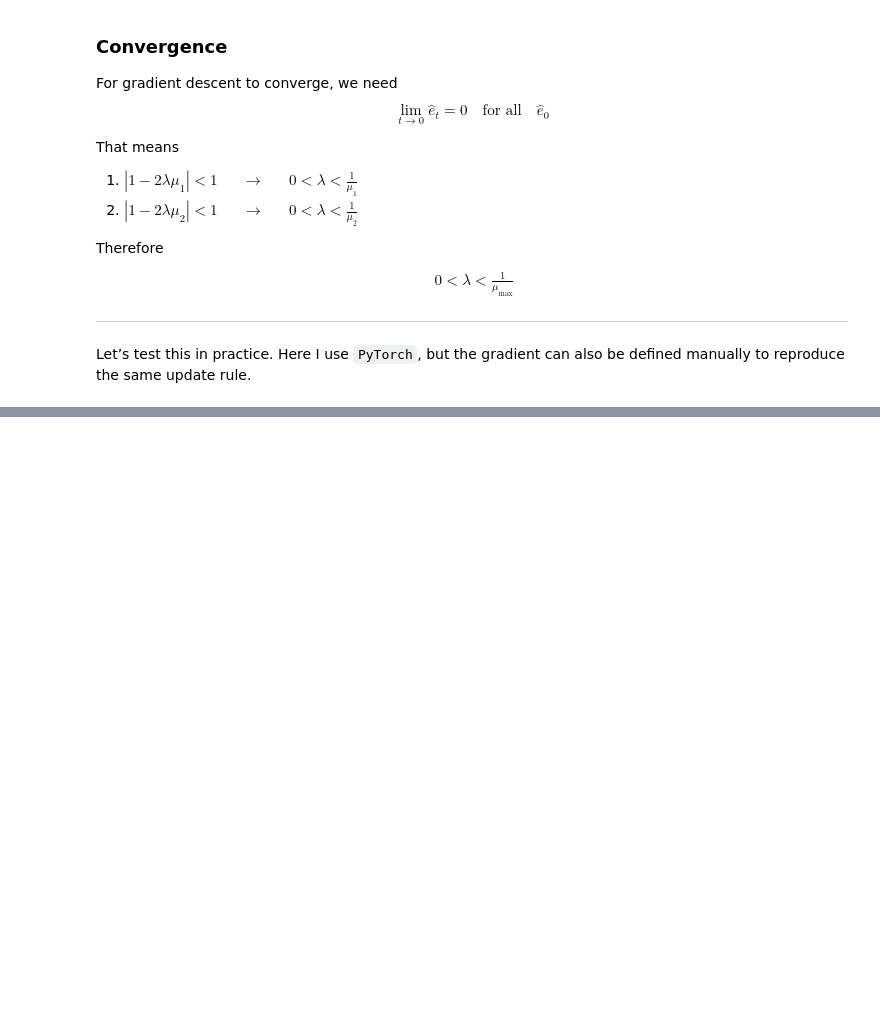
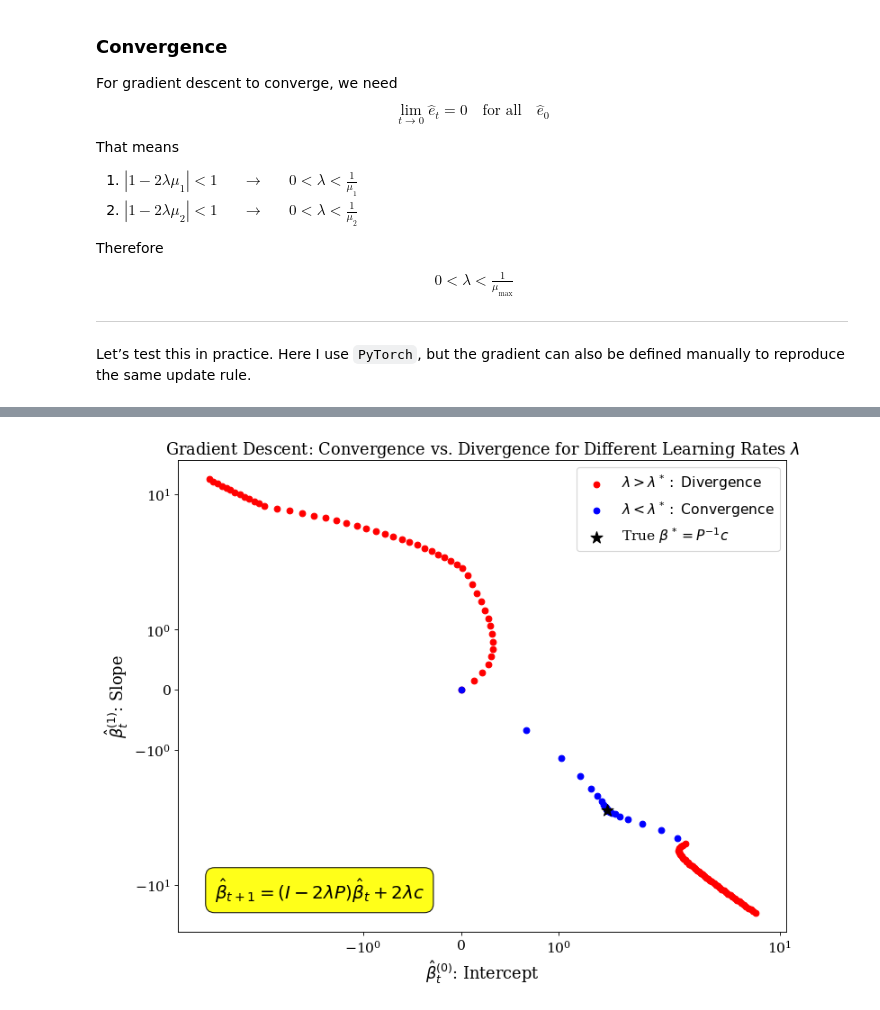
Before and after one commit to Mekahou/Notes, a Jupyter notebook: optimization/on_learning_rate.ipynb, the cells around one changed output, grey strips where cells are left out. Cells and saved outputs as stored; diff of their text form; code cells hidden in the pictures; blank space fills up the shorter version.

```diff
--- a/optimization/on_learning_rate.ipynb
+++ b/optimization/on_learning_rate.ipynb
@@ -275,0 +325,72 @@ step   99 | loss = 44805980.00000 | b0 = -2233.919, b1 = 6213.062
+# %%
+import matplotlib.pyplot as plt
+from matplotlib import cm
+
+fontsize= 14
+ticksize = 14
+figsize = (10, 6)
+params_fig = {'font.family':'serif',
+    "figure.figsize":figsize,
+    'figure.dpi': 80,
+    'figure.edgecolor': 'k',
+    'font.size': fontsize,
+    'axes.labelsize': fontsize,
+    'axes.titlesize': fontsize,
+    'xtick.labelsize': ticksize,
+    'ytick.labelsize': ticksize
+}
+plt.rcParams.update(params_fig)
+# %%
+x_low_lim  = 1.5 * b0_array_div.min()
+x_high_lim = 1.5 * b0_array_div.max()
+
+y_low_lim  = 1.5 * b1_array_div.min()
+y_high_lim = 1.5 * b1_array_div.max()
+
+fig, ax = plt.subplots(1, 1, figsize=(10, 8))
+
+# --- Scatter plots for convergence and divergence ---
+ax.scatter(b0_array_div,  b1_array_div,  color="r", label=r"$\lambda>\lambda^*:~\mathrm{Divergence}$")
+ax.scatter(b0_array_conv, b1_array_conv, color="b", label=r"$\lambda<\lambda^*:~\mathrm{Convergence}$")
+ax.scatter(β[0], β[1], color='k', marker='*', s=150, label=r'True $\beta^* = P^{-1}c$')
+equation = (
+    r"$\hat{\beta}_{t+1} = (I-2\lambda P)\hat{\beta}_t + 2\lambda c$"
+)
+
+
+ax.text(
+    0.06, 0.06,
+    equation,
+    transform=ax.transAxes,
+    fontsize=18,
+    verticalalignment='bottom',
+    horizontalalignment='left',
+    bbox=dict(
+        boxstyle='round,pad=0.5',
+        facecolor='yellow',
+        edgecolor='black',
+        alpha=0.9
+    )
+)
+
+
+
+# --- Labels and Title ---
+ax.set_xlabel(r'$\hat{\beta}^{(0)}_t$: Intercept', fontsize=16)
+ax.set_ylabel(r'$\hat{\beta}^{(1)}_t$: Slope', fontsize=16)
+ax.set_title(r"Gradient Descent: Convergence vs. Divergence for Different Learning Rates $\lambda$", fontsize=16)
+
+# --- Axis limits ---
+ax.set_xlim(x_low_lim, x_high_lim)
+ax.set_ylim(y_low_lim, y_high_lim)
+
+# --- Symmetric log scale ---
+ax.set_xscale("symlog")
+ax.set_yscale("symlog")
+
+ax.legend()
+
+plt.tight_layout()
+plt.show()
+# %% [output]
+[figure, added]
```
Also changed, not shown: parts of 8 cells of this notebook.
